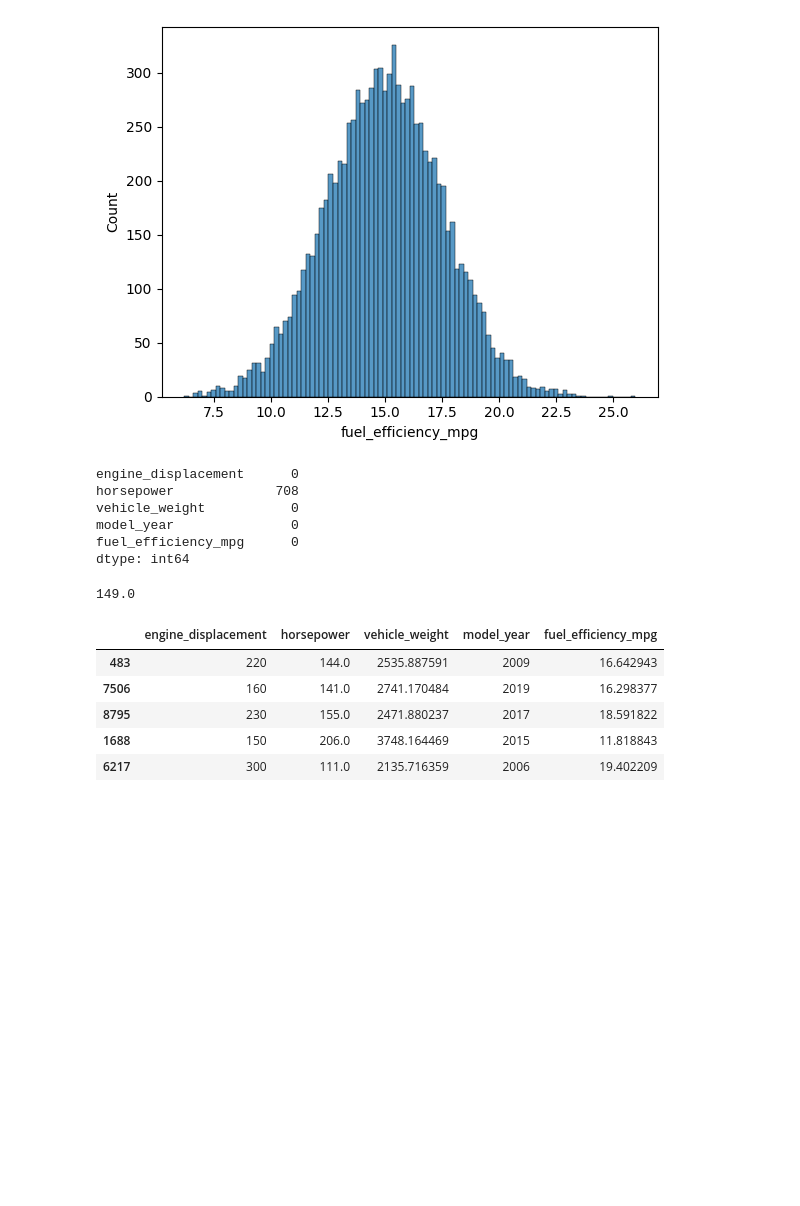
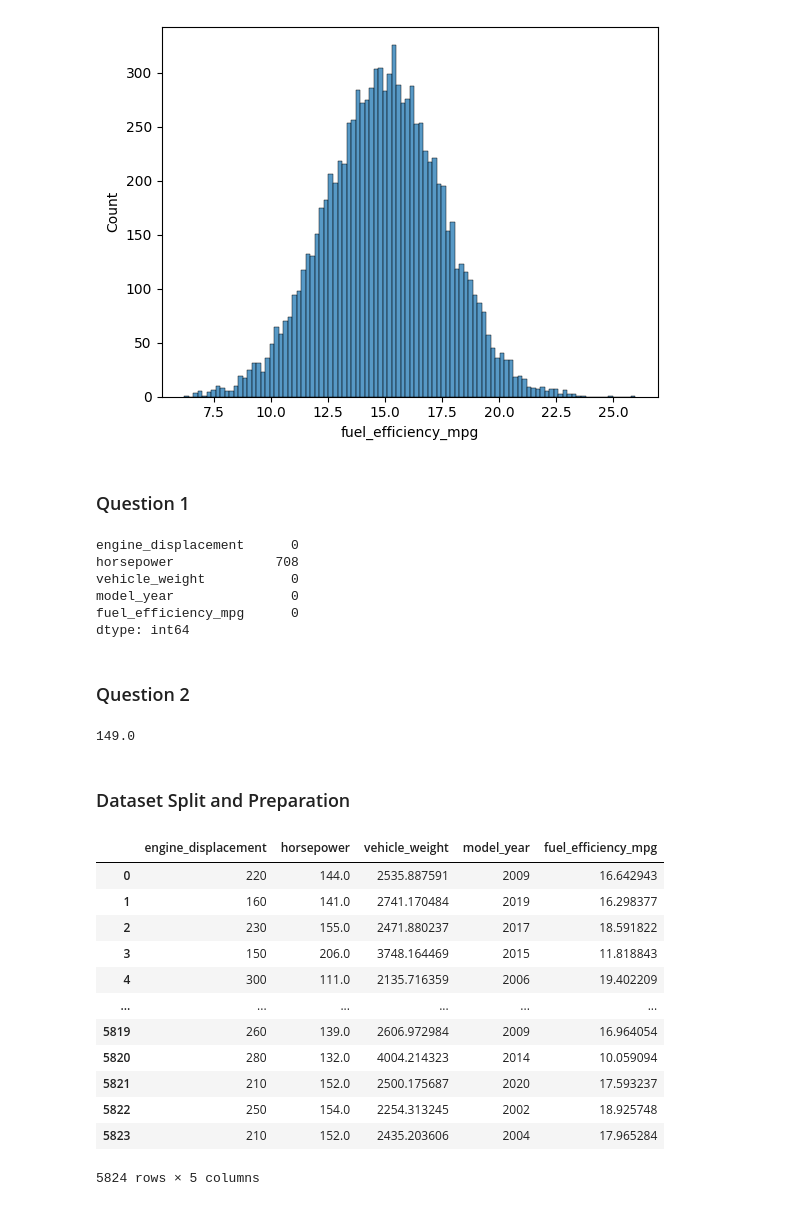
Before and after one commit to am73v7-cmyk/machine-learning-zoomcamp-homework, a Jupyter notebook: 02-regression/Untitled.ipynb, the cells around one changed output. Cells and saved outputs as stored; diff of their text form; code cells hidden in the pictures; blank space fills up the shorter version.

```diff
--- a/02-regression/Untitled.ipynb
+++ b/02-regression/Untitled.ipynb
@@ -42 +40,3 @@ df
+# %%
+x = df[['engine_displacement','horsepower','vehicle_weight','model_year','fuel_efficiency_mpg']]
 # %%
@@ -44,4 +44,6 @@ sns.histplot(df.fuel_efficiency_mpg, bins = 100)
 # %% [output]
 <Axes: xlabel='fuel_efficiency_mpg', ylabel='Count'>
 [figure]
+# %% [markdown]
+### Question 1
 # %%
@@ -53,4 +55,6 @@ vehicle_weight           0
 model_year               0
 fuel_efficiency_mpg      0
 dtype: int64
+# %% [markdown]
+### Question 2
 # %%
@@ -58,16 +62,29 @@ df.horsepower.median()
 # %% [output]
 149.0
+# %% [markdown]
+### Dataset Split and Preparation
 # %%
-n = len(df)
+n = len(x)
 
 n_val = int(n * 0.2)
 n_test = int(n * 0.2)
 n_train = n - n_val - n_test
 # %%
-df_train = df.iloc[:n_train]
-df_val = df.iloc[n_train:n_train+n_val]
-df_test = df.iloc[n_train+n_val:]
+x_train = x.iloc[:n_train]
+x_val = x.iloc[n_train:n_train+n_val]
+x_test = x.iloc[n_train+n_val:]
 # %%
-idx = np.arange(n)
-np.random.seed(42)
-np.random.shuffle(idx)
+def data_shuffle(seed):
+    global x_train, x_val, x_test
+
+    idx = np.arange(n)
+    np.random.seed(seed)
+    np.random.shuffle(idx)
+
+    x_train = x.iloc[idx[:n_train]]
+    x_val = x.iloc[idx[n_train:n_train+n_val]]
+    x_test = x.iloc[idx[n_train+n_val:]]
+
+    x_train = x_train.reset_index(drop=True)
+    x_val = x_val.reset_index(drop=True)
+    x_test = x_test.reset_index(drop=True)
@@ -78,9 +91,17 @@ df_test = df.iloc[idx[n_train+n_val:]]
 # %%
-df_train.head()
+data_shuffle(42)
+x_train
 # %% [output]
 |  | engine_displacement | horsepower | vehicle_weight | model_year | fuel_efficiency_mpg |
-| 483 | 220 | 144.0 | 2535.887591 | 2009 | 16.642943 |
-| 7506 | 160 | 141.0 | 2741.170484 | 2019 | 16.298377 |
-| 8795 | 230 | 155.0 | 2471.880237 | 2017 | 18.591822 |
-| 1688 | 150 | 206.0 | 3748.164469 | 2015 | 11.818843 |
-| 6217 | 300 | 111.0 | 2135.716359 | 2006 | 19.402209 |
+| 0 | 220 | 144.0 | 2535.887591 | 2009 | 16.642943 |
+| 1 | 160 | 141.0 | 2741.170484 | 2019 | 16.298377 |
+| 2 | 230 | 155.0 | 2471.880237 | 2017 | 18.591822 |
+| 3 | 150 | 206.0 | 3748.164469 | 2015 | 11.818843 |
+| 4 | 300 | 111.0 | 2135.716359 | 2006 | 19.402209 |
+| ... | ... | ... | ... | ... | ... |
+| 5819 | 260 | 139.0 | 2606.972984 | 2009 | 16.964054 |
+| 5820 | 280 | 132.0 | 4004.214323 | 2014 | 10.059094 |
+| 5821 | 210 | 152.0 | 2500.175687 | 2020 | 17.593237 |
+| 5822 | 250 | 154.0 | 2254.313245 | 2002 | 18.925748 |
+| 5823 | 210 | 152.0 | 2435.203606 | 2004 | 17.965284 |
+5824 rows × 5 columns
```
Also changed, not shown: parts of 23 cells of this notebook, 1 other file.
